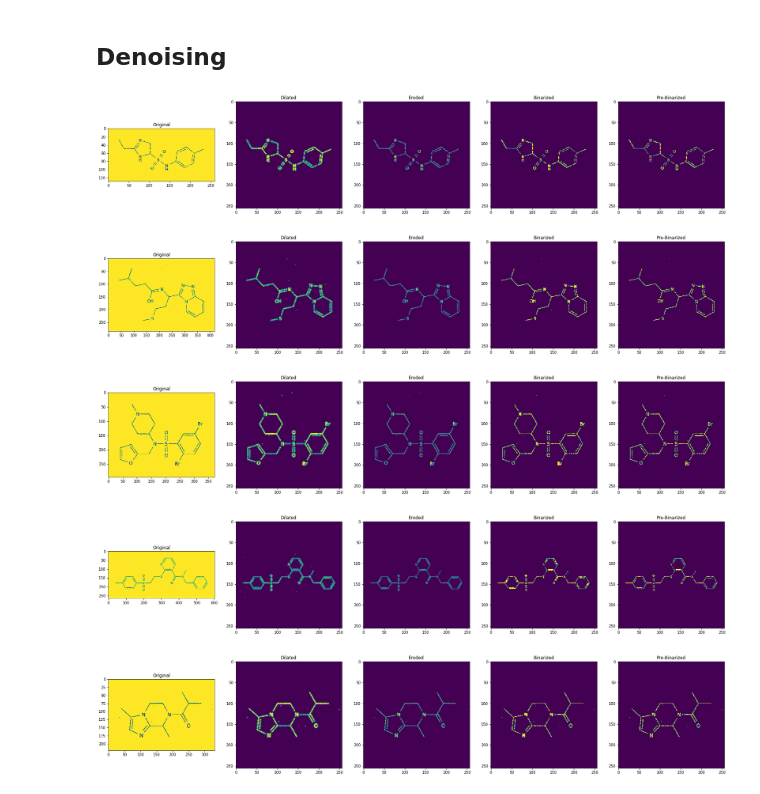
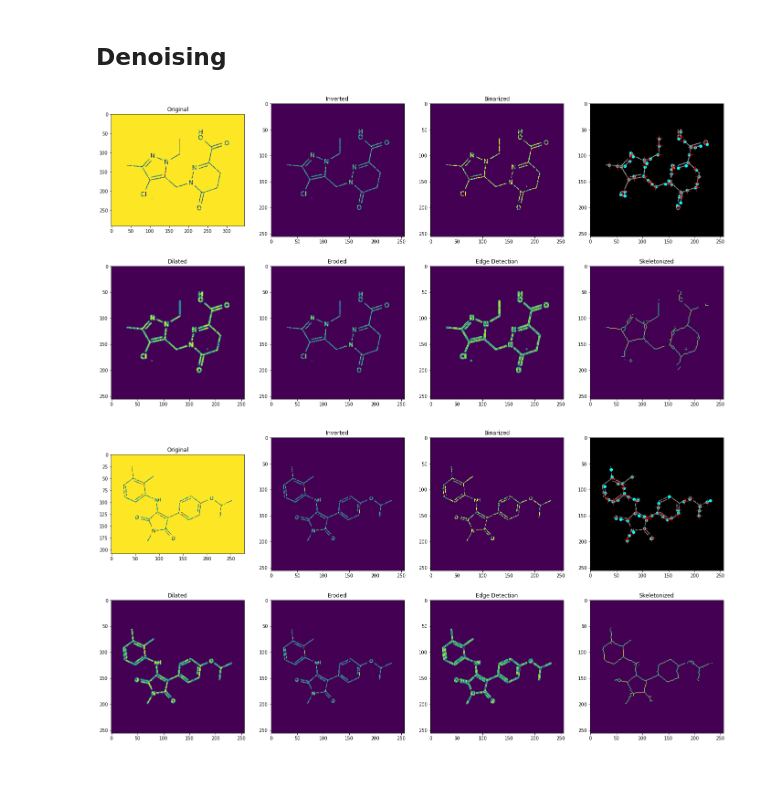
Before and after one commit to wesleyktatum/bms_kaggle, a Jupyter notebook: ipynb/preprocessing_dev.ipynb, the cells around one changed output. Saved outputs shown, nothing was run; the diff lists cells and outputs as text; code cells hidden in the pictures.

Commit message:
added image transforms and supplementary functions

```diff
--- a/ipynb/preprocessing_dev.ipynb
+++ b/ipynb/preprocessing_dev.ipynb
@@ -209,56 +294,56 @@ def fourier_filter(img, compression_percent = 95):
 # %%
-imgs, img_ids, labels = get_n_samples(train_labels, n = 5)
+imgs, img_ids, labels = get_n_samples(train_labels, n = 2)
 
 for i in range(len(img_ids)):
-    fig, axs = plt.subplots(1, 5, figsize = (30, 6))
+    fig, axs = plt.subplots(2, 4, figsize = (24, 12))
     axs = np.ravel(axs)
 
     resized = resize_imgs(img_ids[i], resize = 256)
     inverted = invert_and_normalize_img(resized[0])
+    prebinarized = binarize(inverted)
+    coords, coords_subpix = corner_detect(inverted)
+
+    edges = edge_enhance(inverted)
+    edges = edge_detect(edges)
+
     dilated = dilate(inverted)
+    eroded = erode(dilated)
+    skeleton = skeletonize(eroded)
+
+
 #     filtered = fourier_filter(dilated, compression_percent = 95)
-#     edges = edge_enhance(inverted)
-    eroded = erode(dilated)
-#     skeleton = skeletonize(eroded)
-    binarized = binarize(eroded)
-    prebinarized = binarize(inverted)
+#     binarized = binarize(eroded)
 
     axs[0].imshow(imgs[i])
     axs[0].set_title('Original')
 
-#     axs[1].imshow(resized[0])
-#     axs[1].set_title('Resized')
+    axs[1].imshow(inverted)
+    axs[1].set_title('Inverted')
 
-#     axs[2].imshow(inverted)
-#     axs[2].set_title('Inverted')
+    axs[2].imshow(prebinarized)
+    axs[2].set_title('Binarized')
 
-#     axs[3].imshow(filtered)
-#     axs[3].set_title('Dilated and Eroded')
+    axs[3].imshow(inverted, cmap=plt.cm.gray)
+    axs[3].plot(coords[:, 1], coords[:, 0], color='cyan', marker='o',
+                linestyle='None', markersize=6)
+    axs[3].plot(coords_subpix[:, 1], coords_subpix[:, 0], '+r', markersize=15)
 
-#     axs[4].imshow(edges)
-#     axs[4].set_title('Edge Detection')
+    axs[4].imshow(dilated)
+    axs[4].set_title('Dilated')
 
-#     axs[1].imshow(edges)
-#     axs[1].set_title('Edge Enhancement')
+    axs[5].imshow(eroded)
+    axs[5].set_title('Eroded')
 
-    axs[1].imshow(dilated)
-    axs[1].set_title('Dilated')
+    axs[6].imshow(edges)
+    axs[6].set_title('Edge Detection')
 
-    axs[2].imshow(eroded)
-    axs[2].set_title('Eroded')
+#     axs[7].imshow(edges)
+#     axs[7].set_title('Edge Enhancement')
 
-    axs[3].imshow(binarized)
-    axs[3].set_title('Binarized')
-
-    axs[4].imshow(prebinarized)
-    axs[4].set_title('Pre-Binarized')
-
-
+    axs[7].imshow(skeleton)
+    axs[7].set_title('Skeletonized')
 
 plt.show()
 # %% [output]
-[figure, old version]
+[figure, new version]
-[figure, old version]
+[figure, new version]
-[figure, removed]
-[figure, removed]
-[figure, removed]
```
Also changed, not shown: parts of 14 cells of this notebook, 3 other files.
